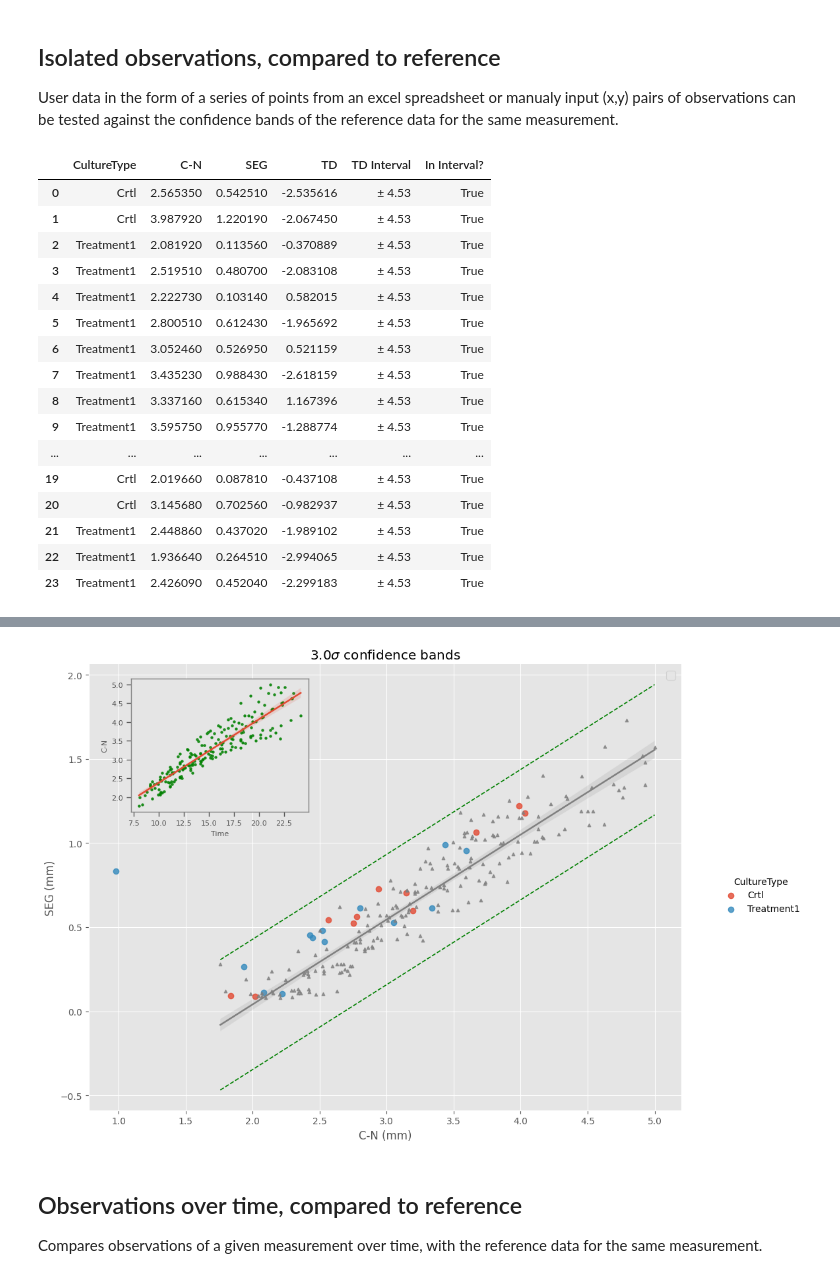
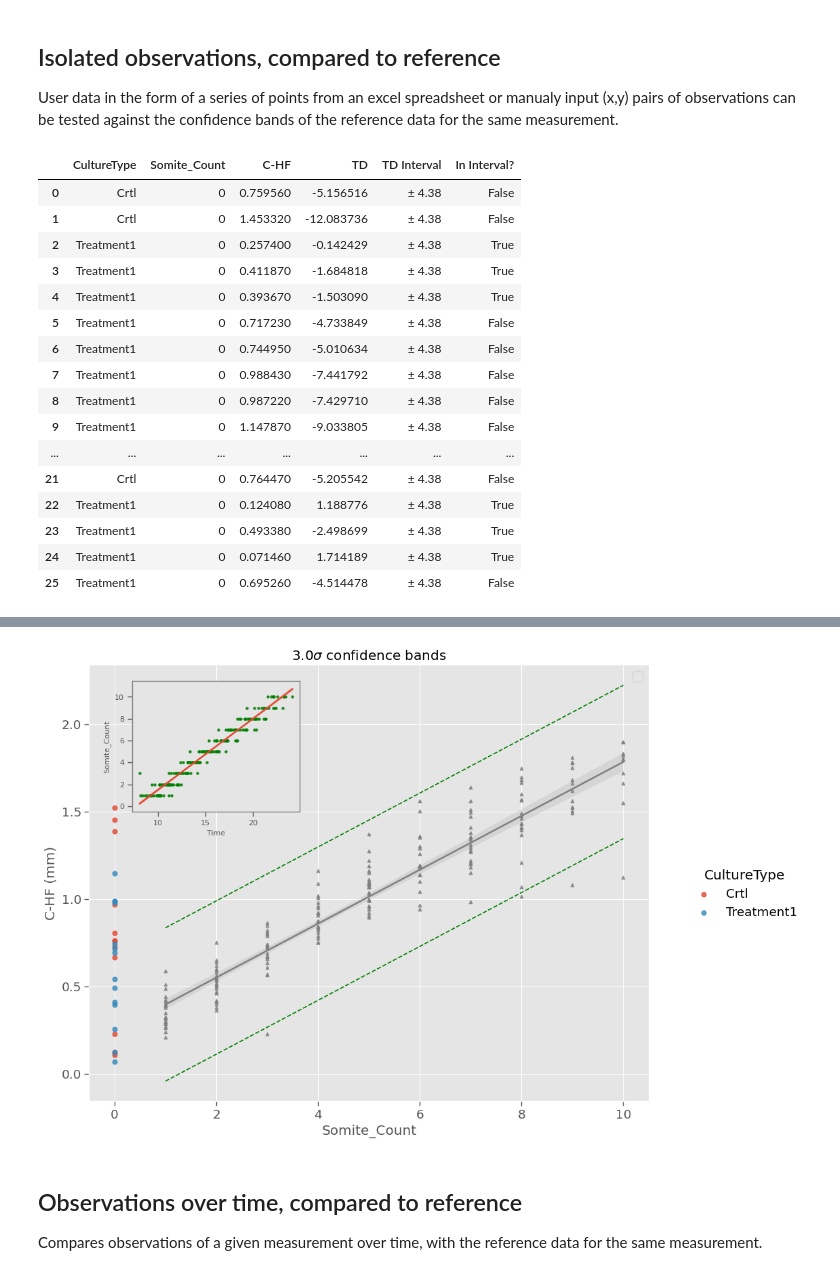
Before and after one commit to EmbryoClock/ChickElong, a Jupyter notebook: ChEEQ/ChEEQ.ipynb, the cells around one changed output, grey strips where cells are left out. Saved outputs shown, nothing was run; the diff lists cells and outputs as text; code cells hidden in the pictures.

```diff
--- a/ChEEQ/ChEEQ.ipynb
+++ b/ChEEQ/ChEEQ.ipynb
@@ -470,5 +470,8 @@ data_xper_single = clean_data(data_xper_single)
 data_xper_multi = df["Experiments_ObservationsOverTim"]
 print("Experiments_ObservationsOverTim: ", end="")
 data_xper_multi = clean_data(data_xper_multi)
+# A Somite_Count column with zeros
+data_xper_single['Somite_Count'] = 0
+data_xper_multi['Somite_Count'] = 0
 # %% [output]
 [interactive output not drawn]
@@ -509,8 +512,8 @@ User data in the form of a series of points from an excel spreadsheet or manualy
 input_mode = "from file" #@param ['manual', 'from file']
 color_by = "culture type" #@param ['embryo', 'culture type']
 #include_zero = include_zero == "Yes"
-x_measure = 'C-N' #@param ['C-N','C-HF', 'HHStage']
-y_measure = 'SEG' #@param ['C-pPL', 'C-PS', 'C-N', 'N-pPL', 'N-PS', 'PSM', 'C-Seg', 'SEG', 'C-HF']
+x_measure = 'Somite_Count' #@param ['C-N','C-HF', 'HHStage','Somite_Count']
+y_measure = 'C-HF' #@param ['C-pPL', 'C-PS', 'C-N', 'N-pPL', 'N-PS', 'PSM', 'C-Seg', 'SEG', 'C-HF','Somite_Count']
 sigma_band_width = '3' #@param ['1', '2', '3', '4']
 sigma = float(sigma_band_width)
 time_displacement = "Yes" #@param ["Yes", "No"]
@@ -687,14 +690,15 @@ label, _, _, _, _ = regplot_with_bands(ax=ax, x_var=x_measure, label=False,
 
 
 # Add units to labels
-x_unit = " (hours)" if x_measure=='Time' else " (mm)"
+x_unit = " (hours)" if x_measure=='Time' else " (mm)" if x_measure != "Somite_Count" else ""
 if x_measure == 'HHStage':
   from matplotlib.ticker import MultipleLocator
   ax.xaxis.set_major_locator(MultipleLocator(1))
   ax.set_xlabel(ax.get_xlabel() + "")
 else:
   ax.set_xlabel(ax.get_xlabel() + x_unit)
-ax.set_ylabel(ax.get_ylabel()+" (mm)")
+#ax.set_ylabel(ax.get_ylabel()+" (mm)")
+ax.set_ylabel(ax.get_ylabel()+ (" (mm)" if y_measure != "Somite_Count" else ""))
 
 # add inset plot for time regression
 from mpl_toolkits.axes_grid1.inset_locator import inset_axes
@@ -705,50 +709,50 @@ if time_displacement and inset_plot:
 
   axi = inset_axes(ax,  "30%", "30%" , bbox_to_anchor=(0.01, 0.05, 1, 1),\
                    bbox_transform=ax.transAxes, loc="upper left", borderpad=3)
   axi.spines['top'].set_edgecolor('gray')
   axi.spines['bottom'].set_edgecolor('gray')
   axi.spines['left'].set_edgecolor('gray')
   axi.spines['right'].set_edgecolor('gray')
   # Set the font size of the x and y labels
   axi.set_xlabel('X Label', fontsize=8)
   axi.set_ylabel('Y Label', fontsize=8)
   # Set the font size of the tick labels on the x and y axes
   axi.tick_params(axis='x', labelsize=8)
   axi.tick_params(axis='y', labelsize=8)
   axi.grid(False)
   axi.set_alpha(0.5)
   sb.regplot(ax=axi, x=time, y=x_measure, data=data, scatter_kws={'s':5, 'color':'green'})
 
 
 #_ = sb.regplot(x=x_meas, y=y_meas, data=data_ref,ax=g.ax,color='gray', scatter_kws={'s':5})
 handles, labels = plt.gca().get_legend_handles_labels()
 #_ = ax.legend(['_','_','_','_', label])
 if input_mode == 'manual':
   l = len(observations)
   _ = ax.legend(handles[-l:], labels[-l:])
 else:
   pass
   _ = ax.legend([], [])
 # %% [output]
-|  | CultureType | C-N | SEG | TD | TD Interval | In Interval? |
-| 0 | Crtl | 2.565350 | 0.542510 | -2.535616 | ± 4.53 | True |
-| 1 | Crtl | 3.987920 | 1.220190 | -2.067450 | ± 4.53 | True |
-| 2 | Treatment1 | 2.081920 | 0.113560 | -0.370889 | ± 4.53 | True |
-| 3 | Treatment1 | 2.519510 | 0.480700 | -2.083108 | ± 4.53 | True |
-| 4 | Treatment1 | 2.222730 | 0.103140 | 0.582015 | ± 4.53 | True |
-| 5 | Treatment1 | 2.800510 | 0.612430 | -1.965692 | ± 4.53 | True |
-| 6 | Treatment1 | 3.052460 | 0.526950 | 0.521159 | ± 4.53 | True |
-| 7 | Treatment1 | 3.435230 | 0.988430 | -2.618159 | ± 4.53 | True |
-| 8 | Treatment1 | 3.337160 | 0.615340 | 1.167396 | ± 4.53 | True |
-| 9 | Treatment1 | 3.595750 | 0.955770 | -1.288774 | ± 4.53 | True |
+|  | CultureType | Somite_Count | C-HF | TD | TD Interval | In Interval? |
+| 0 | Crtl | 0 | 0.759560 | -5.156516 | ± 4.38 | False |
+| 1 | Crtl | 0 | 1.453320 | -12.083736 | ± 4.38 | False |
+| 2 | Treatment1 | 0 | 0.257400 | -0.142429 | ± 4.38 | True |
+| 3 | Treatment1 | 0 | 0.411870 | -1.684818 | ± 4.38 | True |
+| 4 | Treatment1 | 0 | 0.393670 | -1.503090 | ± 4.38 | True |
+| 5 | Treatment1 | 0 | 0.717230 | -4.733849 | ± 4.38 | False |
+| 6 | Treatment1 | 0 | 0.744950 | -5.010634 | ± 4.38 | False |
+| 7 | Treatment1 | 0 | 0.988430 | -7.441792 | ± 4.38 | False |
+| 8 | Treatment1 | 0 | 0.987220 | -7.429710 | ± 4.38 | False |
+| 9 | Treatment1 | 0 | 1.147870 | -9.033805 | ± 4.38 | False |
 | ... | ... | ... | ... | ... | ... | ... |
-| 19 | Crtl | 2.019660 | 0.087810 | -0.437108 | ± 4.53 | True |
-| 20 | Crtl | 3.145680 | 0.702560 | -0.982937 | ± 4.53 | True |
-| 21 | Treatment1 | 2.448860 | 0.437020 | -1.989102 | ± 4.53 | True |
-| 22 | Treatment1 | 1.936640 | 0.264510 | -2.994065 | ± 4.53 | True |
-| 23 | Treatment1 | 2.426090 | 0.452040 | -2.299183 | ± 4.53 | True |
+| 21 | Crtl | 0 | 0.764470 | -5.205542 | ± 4.38 | False |
+| 22 | Treatment1 | 0 | 0.124080 | 1.188776 | ± 4.38 | True |
+| 23 | Treatment1 | 0 | 0.493380 | -2.498699 | ± 4.38 | True |
+| 24 | Treatment1 | 0 | 0.071460 | 1.714189 | ± 4.38 | True |
+| 25 | Treatment1 | 0 | 0.695260 | -4.514478 | ± 4.38 | False |
 [interactive output not drawn]
-[figure, old version]
+[figure, new version]
 # %%
 #@title
 # %% [markdown]
```
Also changed, not shown: parts of 3 cells of this notebook.
